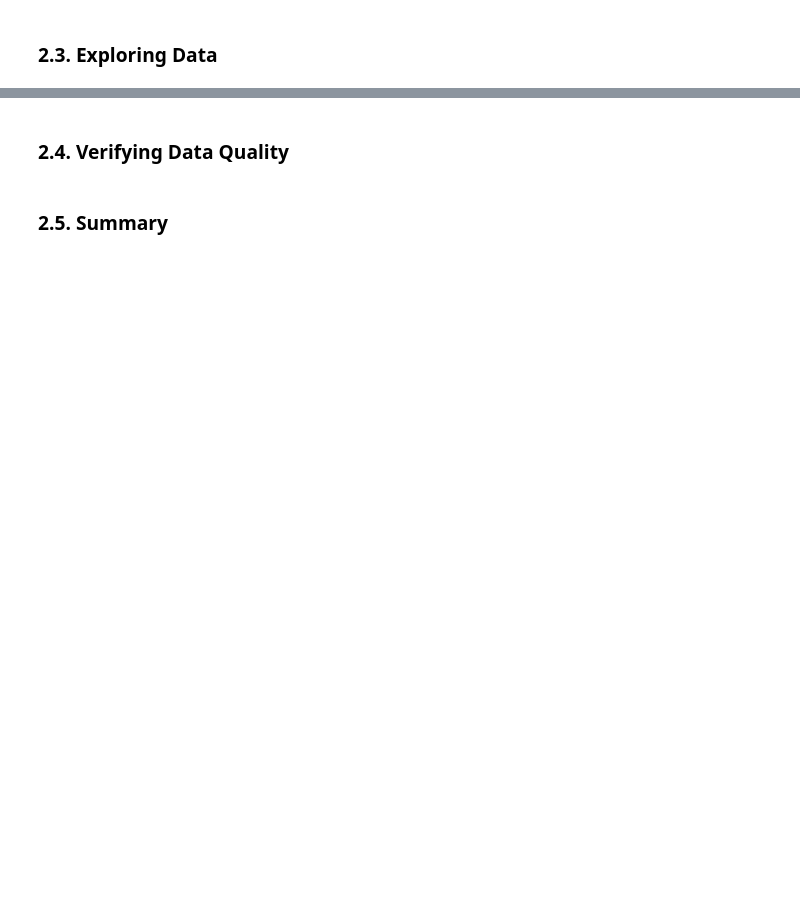
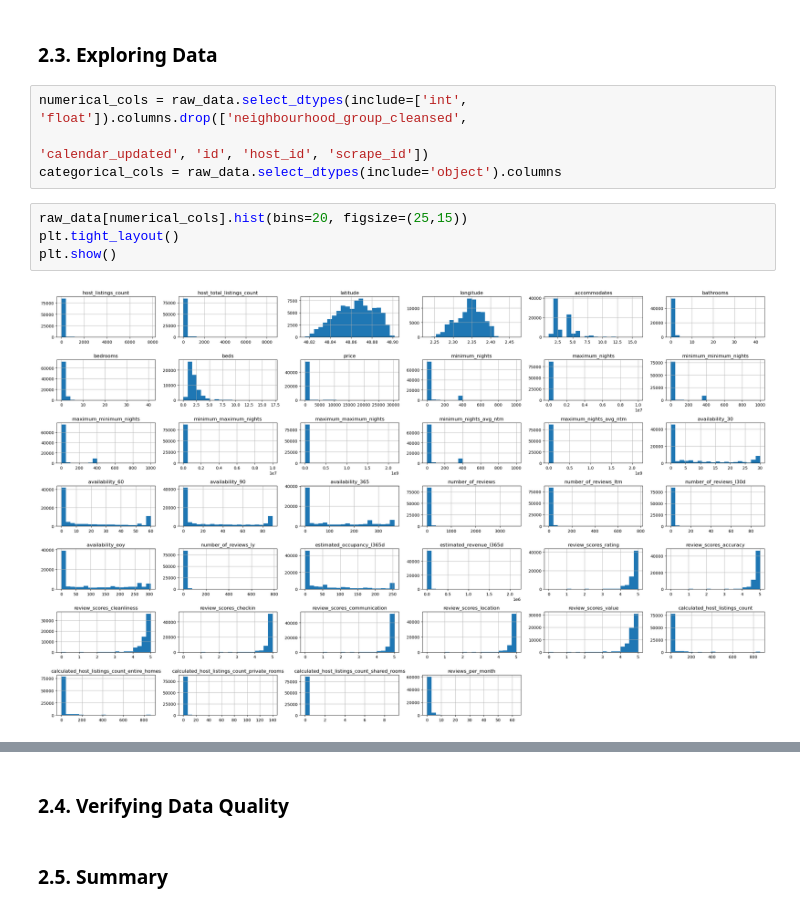
Before and after one commit to Cheicky97/Predicting-Airbnb-Listing-Prices-in-Paris, a Jupyter notebook: notebooks/01_business_and_data_understanding.ipynb, the cells around one changed output, grey strips where cells are left out. Drawn from its saved outputs; the diff is of its cells as text; blank space fills up the shorter version.

```diff
--- a/notebooks/01_business_and_data_understanding.ipynb
+++ b/notebooks/01_business_and_data_understanding.ipynb
@@ -168,2 +208,12 @@ We also notice 35% of its values missing. Let's verify if there is any associati
 # %% [markdown]
 ### 2.3. Exploring Data
+# %%
+numerical_cols = raw_data.select_dtypes(include=['int', 'float']).columns.drop(['neighbourhood_group_cleansed',
+                                                                                 'calendar_updated', 'id', 'host_id', 'scrape_id'])
+categorical_cols = raw_data.select_dtypes(include='object').columns
+# %%
+raw_data[numerical_cols].hist(bins=20, figsize=(25,15))
+plt.tight_layout()
+plt.show()
+# %% [output]
+[figure, added]
```
Also changed, not shown: parts of 14 cells of this notebook, 1 other file.
